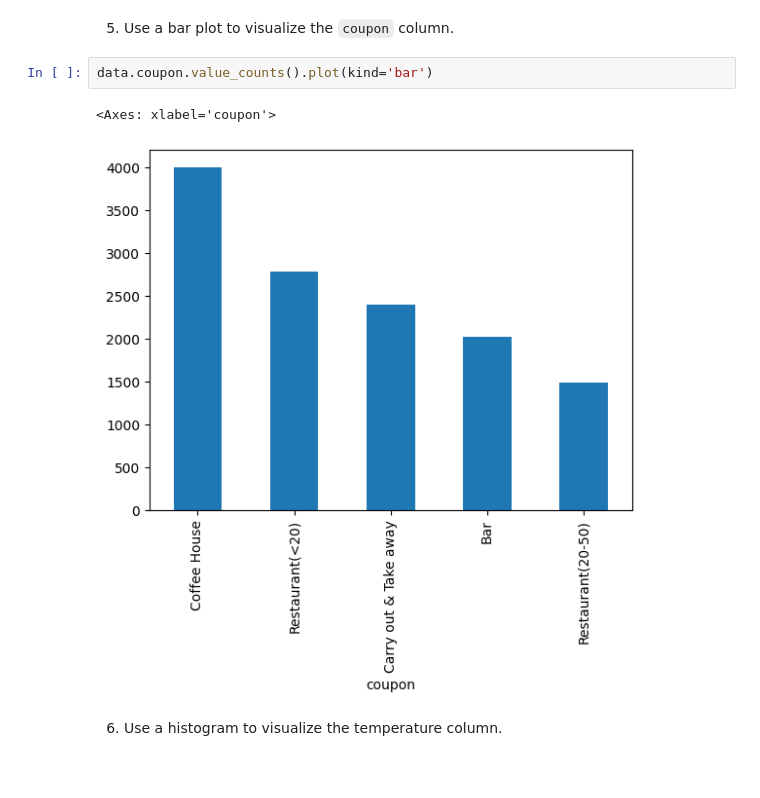
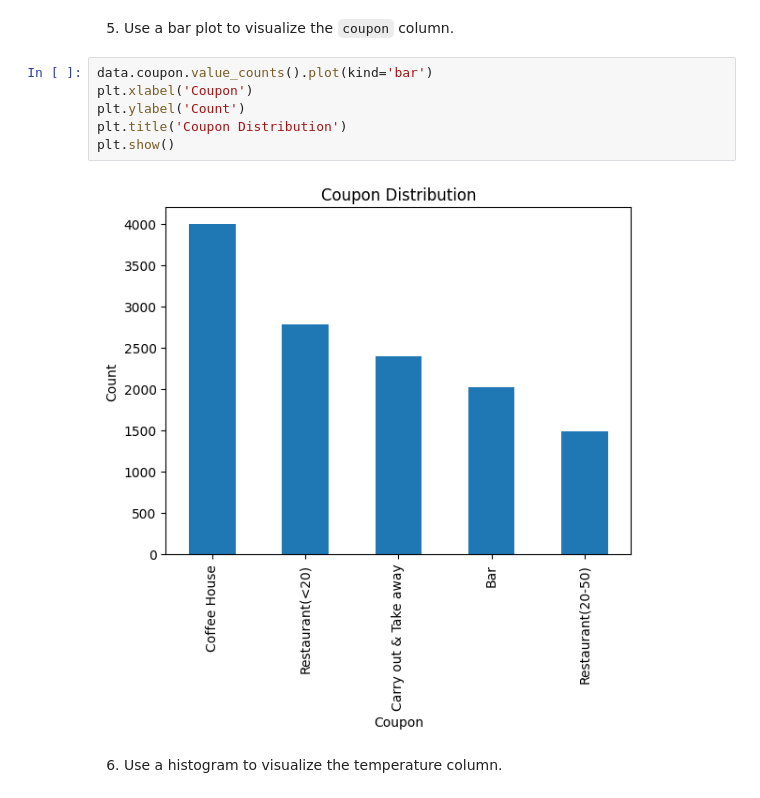
Before and after one commit to yoonkii/assignment_5.1, a Jupyter notebook: prompt.ipynb, the cells around one changed output. Cells and saved outputs as stored; diff of their text form; blank space fills up the shorter version.

```diff
--- a/prompt.ipynb
+++ b/prompt.ipynb
@@ -137,9 +137,12 @@ data.query('Y == 1')['Y'].count() / len(data)
 5. Use a bar plot to visualize the `coupon` column.
 # %%
 data.coupon.value_counts().plot(kind='bar')
+plt.xlabel('Coupon')
+plt.ylabel('Count')
+plt.title('Coupon Distribution')
+plt.show()
 # %% [output]
-<Axes: xlabel='coupon'>
-[figure, old version]
+[figure, new version]
 # %% [markdown]
 6. Use a histogram to visualize the temperature column.
 # %%
```
Also changed, not shown: parts of 1 cell of this notebook.
